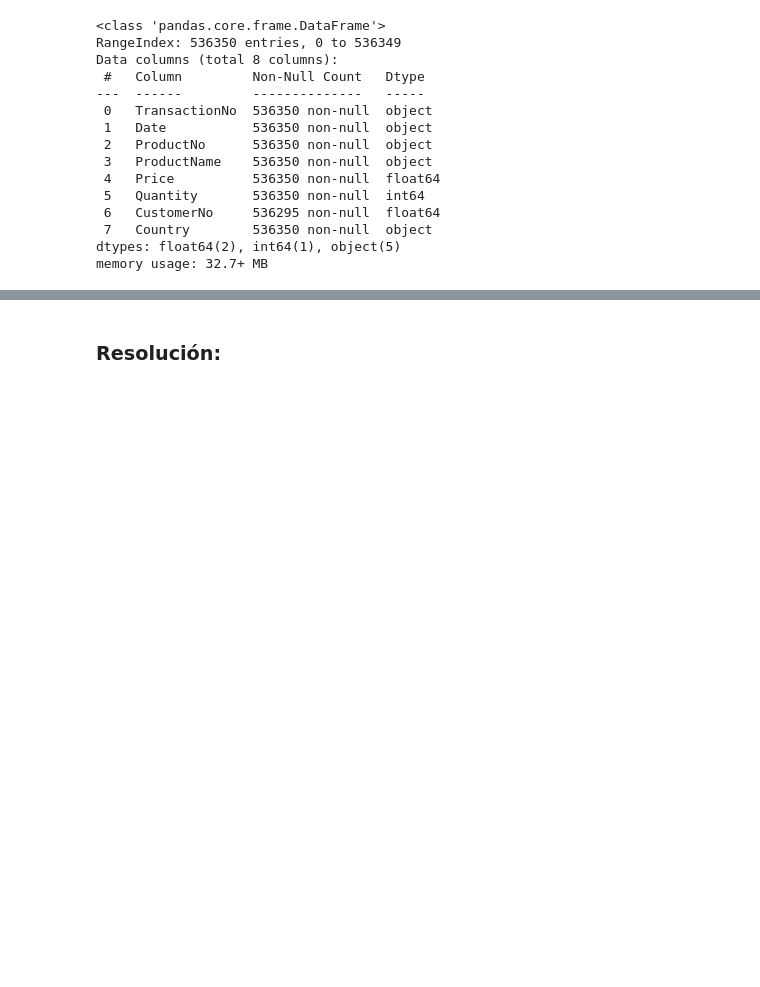
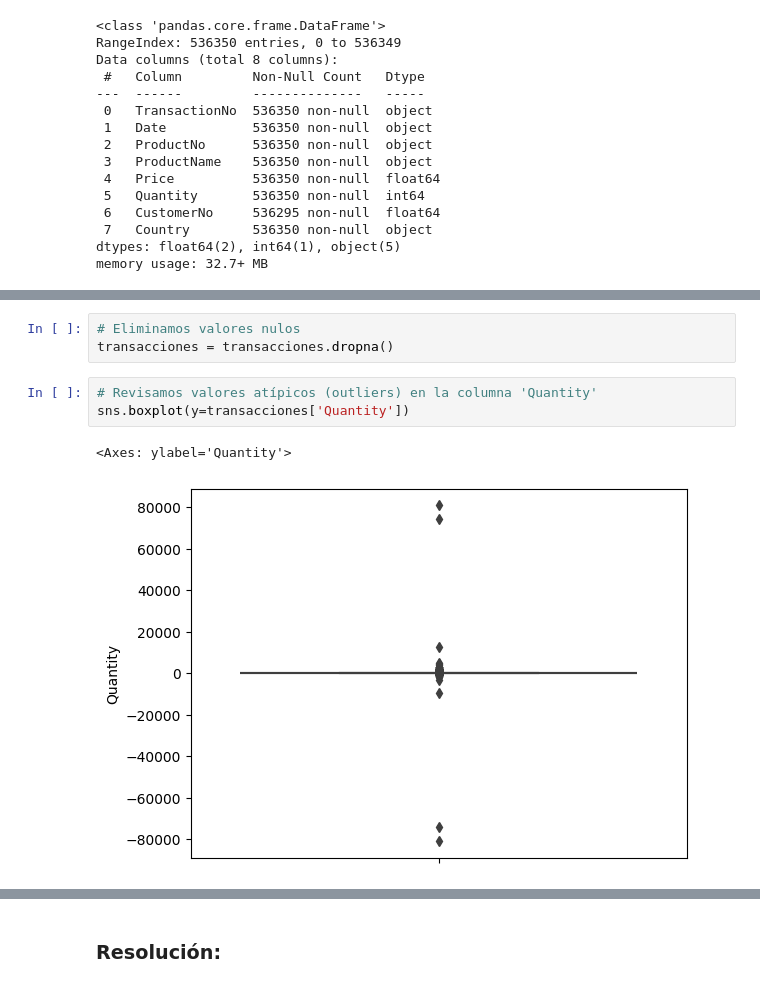
Before and after one commit to eugeniomorocho/Notebooks_DataMining, a Jupyter notebook: Tema 2 - Preprocesamiento de Datos en Data Mining/Prueba práctica 2 - .ipynb, the cells around one changed output, grey strips where cells are left out. Drawn from its saved outputs; the diff is of its cells as text; blank space fills up the shorter version.

```diff
--- a/Tema 2 - Preprocesamiento de Datos en Data Mining/Prueba práctica 2 - .ipynb
+++ b/Tema 2 - Preprocesamiento de Datos en Data Mining/Prueba práctica 2 - .ipynb
@@ -67,0 +79,9 @@ memory usage: 32.7+ MB
+# %%
+# Eliminamos valores nulos
+transacciones = transacciones.dropna()
+# %%
+# Revisamos valores atípicos (outliers) en la columna 'Quantity'
+sns.boxplot(y=transacciones['Quantity'])
+# %% [output]
+<Axes: ylabel='Quantity'>
+[figure, added]
```
Also changed, not shown: parts of 17 cells of this notebook, 1 other file.
